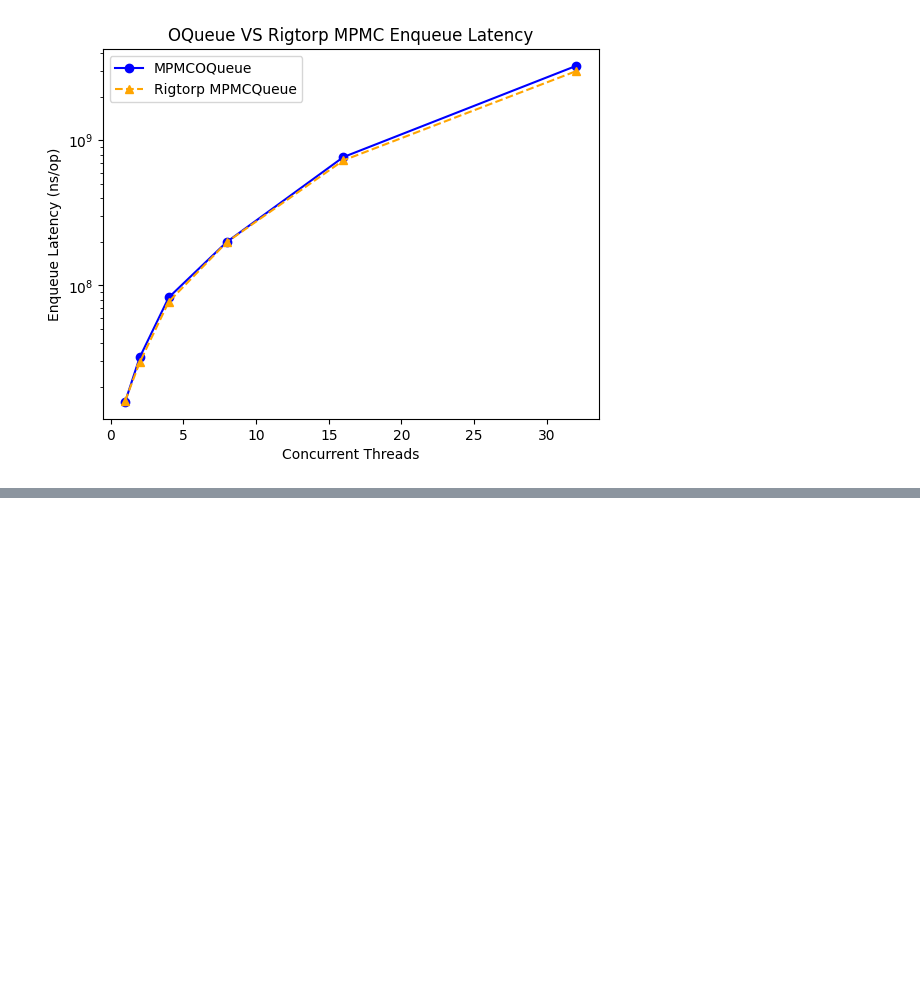
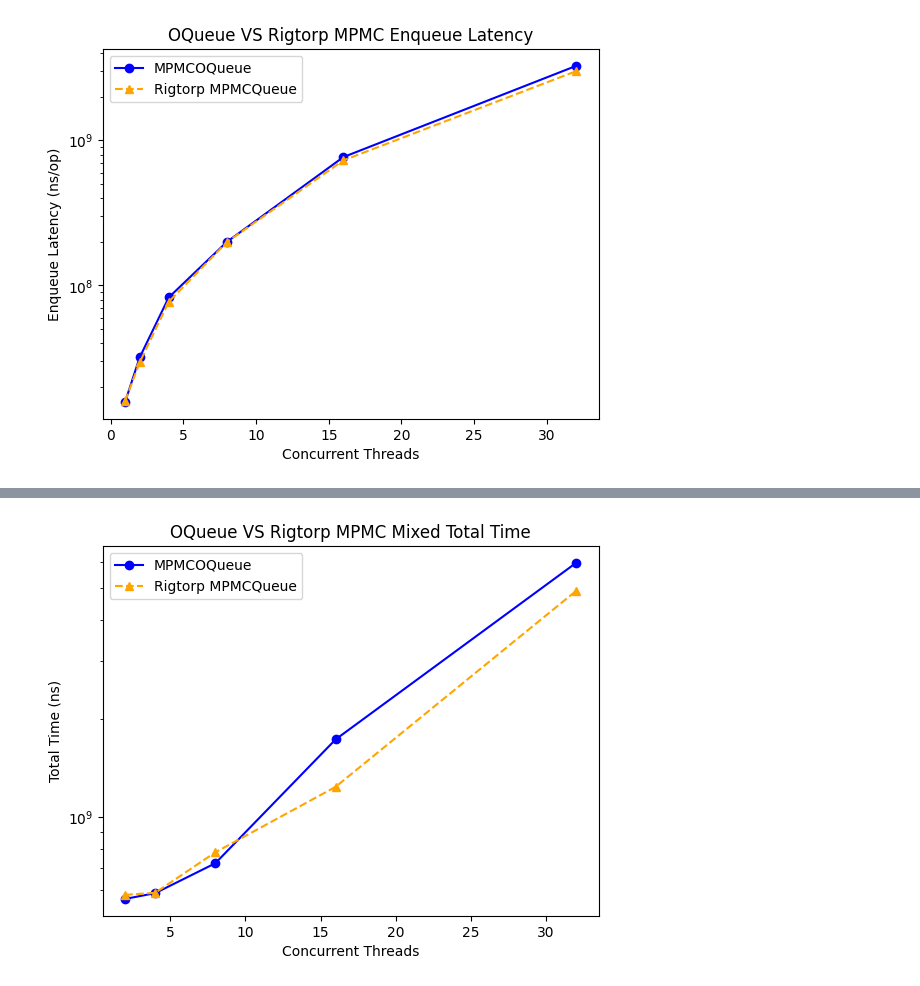
Before and after one commit to ldos-project/asterinas, a Jupyter notebook: throughput_results/Untitled.ipynb, the cells around one changed output, grey strips where cells are left out. Saved outputs shown, nothing was run; the diff lists cells and outputs as text; code cells hidden in the pictures; blank space fills up the shorter version.

```diff
--- a/throughput_results/Untitled.ipynb
+++ b/throughput_results/Untitled.ipynb
@@ -105,0 +106,32 @@ plt.show()
+# %%
+mpmc_oq_mixed_tp = []
+rigtorp_mixed_tp = []
+
+for tc in thread_counts[1:]:
+    def get_values_from_file(f):
+        lines = f.readlines()
+        values = [
+            to_ns(line.split()[-1])
+            for line in lines
+            if line.startswith("[total")
+        ]
+        # assert len(values) == tc
+        return max(values)
+    with open(f"mpmc_oq_mixed_bench_throughput_{tc}.log") as f:
+        mpmc_oq_mixed_tp.append(get_values_from_file(f))
+    with open(f"rigtorp_mixed_bench_throughput_{tc}.log") as f:
+        rigtorp_mixed_tp.append(get_values_from_file(f))
+# %%
+fig = plt.figure()
+plt.plot(thread_counts[1:], mpmc_oq_mixed_tp, marker='o', label="MPMCOQueue", color="blue")
+plt.plot(thread_counts[1:], rigtorp_mixed_tp, marker='^', linestyle='--', label="Rigtorp MPMCQueue", color="orange")
+plt.legend()
+plt.ylabel("Total Time (ns)")
+plt.yscale("log")
+plt.xlabel("Concurrent Threads")
+plt.title("OQueue VS Rigtorp MPMC Mixed Total Time")
+plt.show()
+
+# todo get multiple runs and error bars
+# %% [output]
+[figure, added]
```
Also changed, not shown: parts of 1 cell of this notebook.
